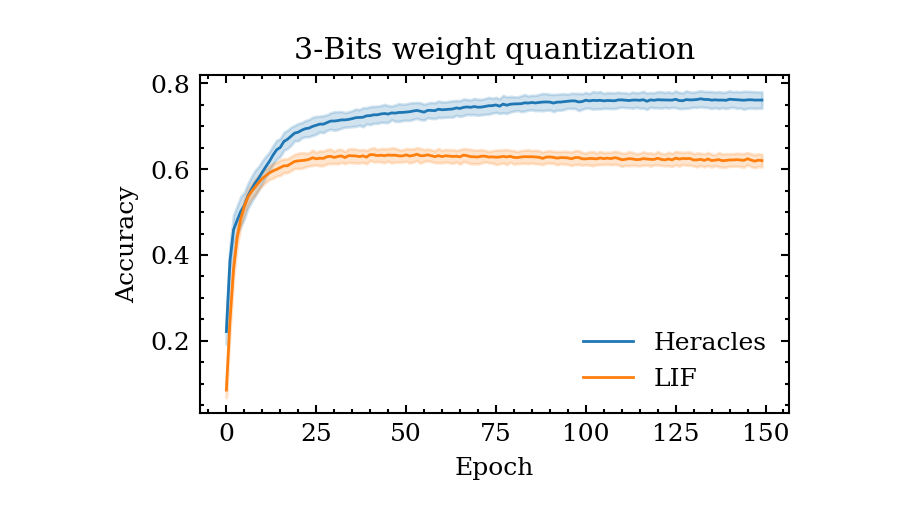
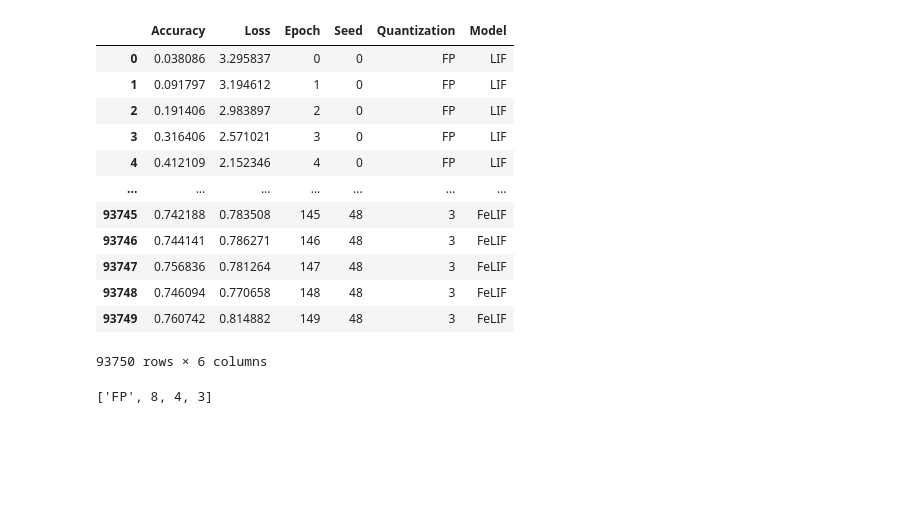
Before and after one commit to ncas-tum/ELEANOR, a Jupyter notebook: scripts/benchmark/optuna/plotanalysis.ipynb, the cells around one changed output. Saved outputs shown, nothing was run; the diff lists cells and outputs as text; code cells hidden in the pictures; blank space fills up the shorter version.

```diff
--- a/scripts/benchmark/optuna/plotanalysis.ipynb
+++ b/scripts/benchmark/optuna/plotanalysis.ipynb
@@ -22,50 +22,39 @@ import os
 from pathlib import Path
 import pandas as pd
 
-model_name = ["Heracles", "LIF"]
-quantization = "3"
+model_name = ["LIF", "RLIF", "FeLIF"]
+quantizations = ["FP", 8, 4, 3]
 
 df = pd.DataFrame()
-
 for model in model_name:
-    logdir = f"results/{quantization}bit_{model}"
-    for filename in os.listdir(logdir):
-        f = os.path.join(logdir, filename)
-        # checking if it is a file
-        if os.path.isfile(f):
-            seed = int(Path(f).stem)
-            accuracy = jnp.load(f)
-            nepochs = len(accuracy)
-            epochs = jnp.arange(nepochs)
-            seeds = [seed] * nepochs
-            models = [model] * nepochs
-            df = pd.concat(
-                [
-                    df,
-                    pd.DataFrame(
-                        {
-                            "Accuracy": accuracy,
-                            "Epoch": epochs,
-                            "Seed": seeds,
-                            "Model": models,
-                        }
-                    ),
-                ],
-                ignore_index=True,
-            )
+    for quantization in quantizations:
+        logdir = f"results/{quantization}bit_{model}"
+        if os.path.exists(logdir):
+            for filename in os.listdir(logdir):
+                f = os.path.join(logdir, filename)
+                # checking if it is a file
+                if os.path.isfile(f):
+                    df = pd.concat(
+                        [df, pd.read_pickle(f)],
+                        ignore_index=True,
+                    )
-# %%
-import matplotlib as mpl
-import matplotlib.pyplot as plt
-import seaborn as sns
-
-with mpl.style.context("boilerplot.ieeetran"):
-    fig, axs = plt.subplots(figsize=[3.45, 2.3], dpi=200, constrained_layout=True)
-    sns.lineplot(df, x="Epoch", y="Accuracy", hue="Model", errorbar="sd", ax=axs)
-    plt.title("3-Bits weight quantization")
-    plt.xlabel("Epoch")
-    plt.ylabel("Accuracy")
-    plt.legend()
-    plt.show()
-    # plt.savefig('results/HeraclesLIF.svg')
-# %% [output]
-[figure, removed]
+# %%
+df
+# %% [output]
+|  | Accuracy | Loss | Epoch | Seed | Quantization | Model |
+| 0 | 0.038086 | 3.295837 | 0 | 0 | FP | LIF |
+| 1 | 0.091797 | 3.194612 | 1 | 0 | FP | LIF |
+| 2 | 0.191406 | 2.983897 | 2 | 0 | FP | LIF |
+| 3 | 0.316406 | 2.571021 | 3 | 0 | FP | LIF |
+| 4 | 0.412109 | 2.152346 | 4 | 0 | FP | LIF |
+| ... | ... | ... | ... | ... | ... | ... |
+| 93745 | 0.742188 | 0.783508 | 145 | 48 | 3 | FeLIF |
+| 93746 | 0.744141 | 0.786271 | 146 | 48 | 3 | FeLIF |
+| 93747 | 0.756836 | 0.781264 | 147 | 48 | 3 | FeLIF |
+| 93748 | 0.746094 | 0.770658 | 148 | 48 | 3 | FeLIF |
+| 93749 | 0.760742 | 0.814882 | 149 | 48 | 3 | FeLIF |
+93750 rows × 6 columns
+# %%
+quantizations
+# %% [output]
+['FP', 8, 4, 3]
```
Also changed, not shown: parts of 5 cells of this notebook, 4 other files.
